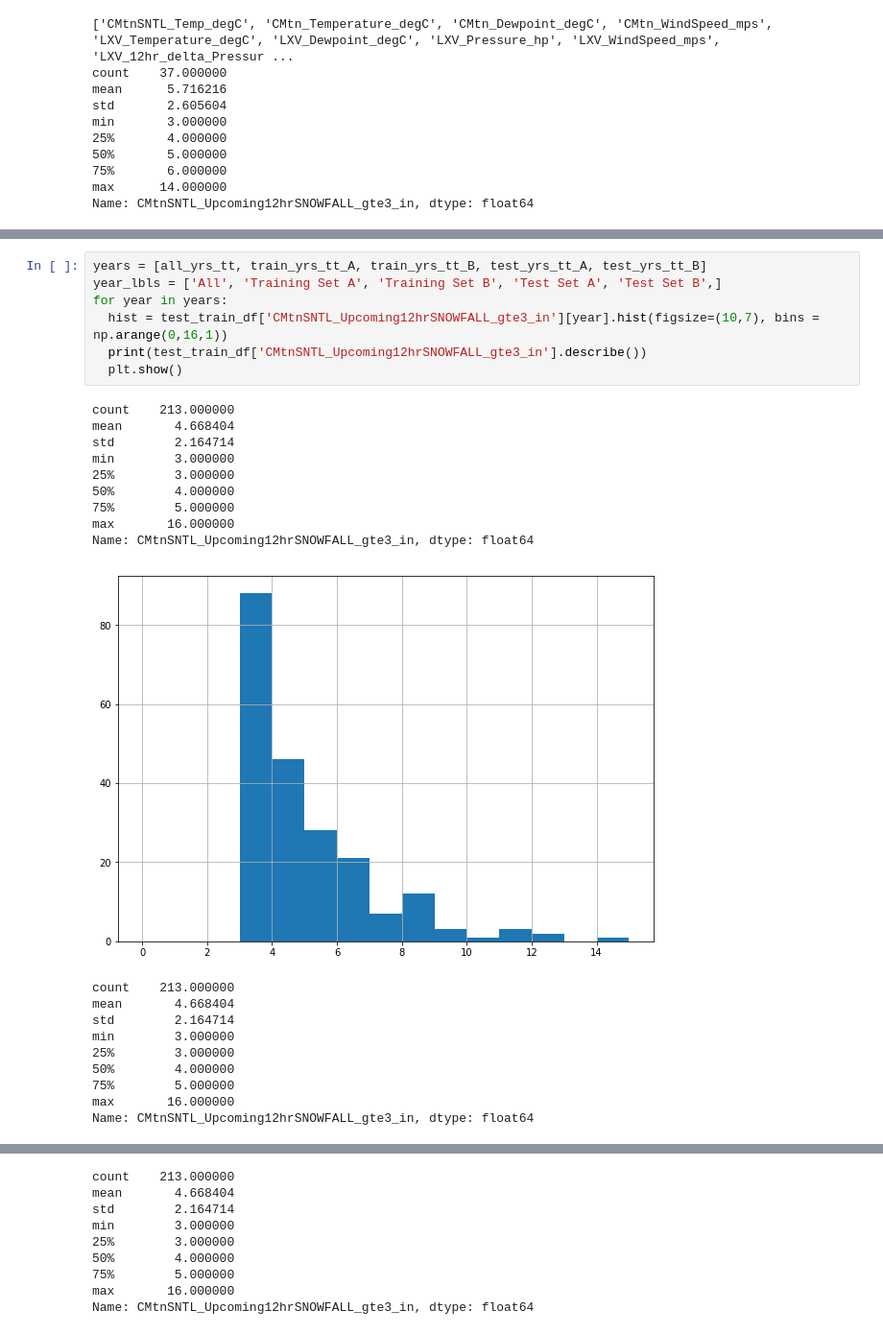
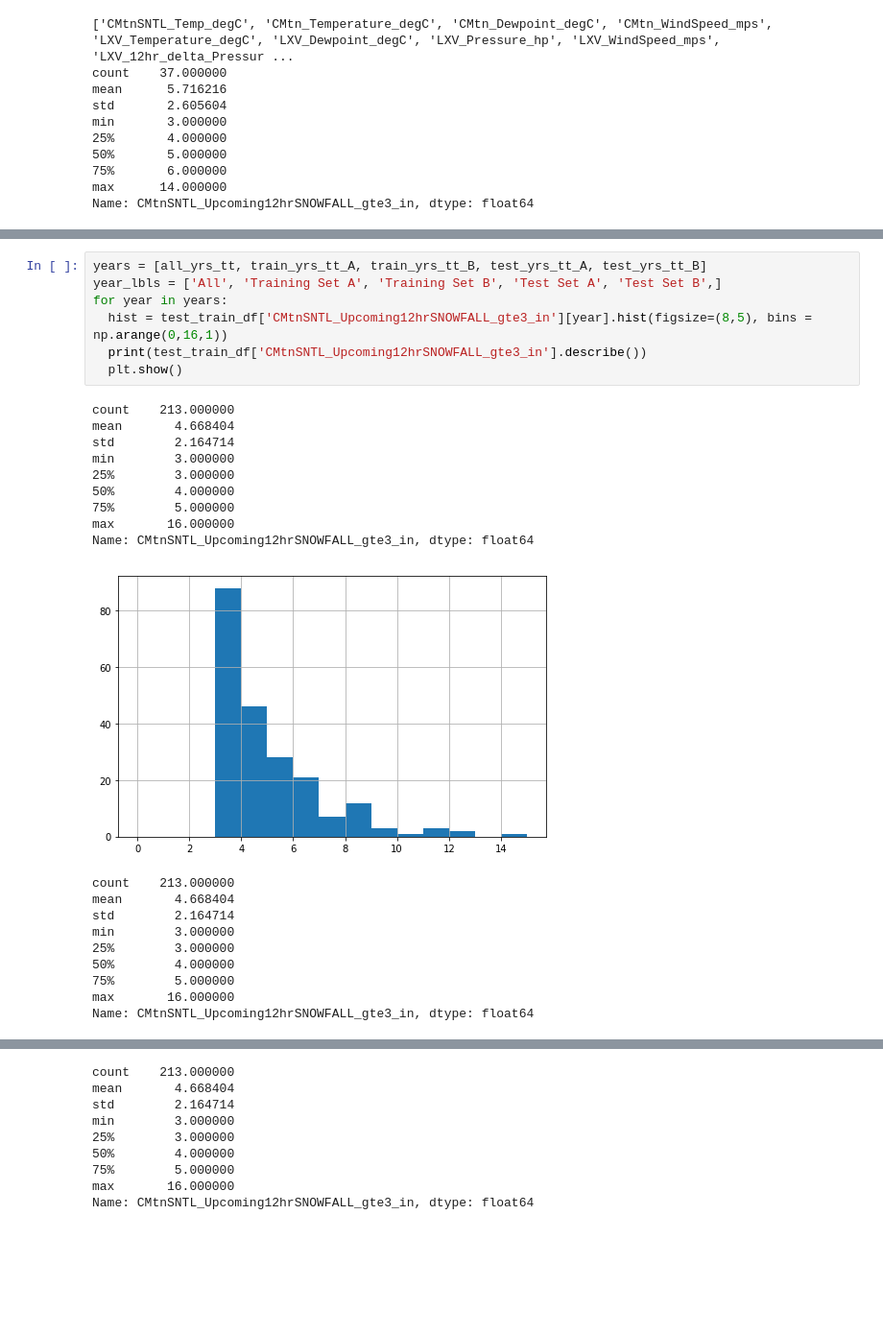
Before and after one commit to dustinrapp/Capstone_Springboard_Intermediate_Python, a Jupyter notebook: Projects/4_Snowfall_Event_Stats.ipynb, the cells around one changed output, grey strips where cells are left out. Shown at 96% size. Saved outputs shown, nothing was run; the diff lists cells and outputs as text; blank space fills up the shorter version.

```diff
--- a/Projects/4_Snowfall_Event_Stats.ipynb
+++ b/Projects/4_Snowfall_Event_Stats.ipynb
@@ -221,21 +222,21 @@ print(v)
 # %%
 years = [all_yrs_tt, train_yrs_tt_A, train_yrs_tt_B, test_yrs_tt_A, test_yrs_tt_B]
 year_lbls = ['All', 'Training Set A', 'Training Set B', 'Test Set A', 'Test Set B',]
 for year in years:
-  hist = test_train_df['CMtnSNTL_Upcoming12hrSNOWFALL_gte3_in'][year].hist(figsize=(10,7), bins = np.arange(0,16,1))
+  hist = test_train_df['CMtnSNTL_Upcoming12hrSNOWFALL_gte3_in'][year].hist(figsize=(8,5), bins = np.arange(0,16,1))
   print(test_train_df['CMtnSNTL_Upcoming12hrSNOWFALL_gte3_in'].describe())
   plt.show()
 # %% [output]
 count    213.000000
 mean       4.668404
 std        2.164714
 min        3.000000
 25%        3.000000
 50%        4.000000
 75%        5.000000
 max       16.000000
 Name: CMtnSNTL_Upcoming12hrSNOWFALL_gte3_in, dtype: float64
-[figure, old version]
+[figure, new version]
 count    213.000000
 mean       4.668404
 std        2.164714
```
Also changed, not shown: parts of 3 cells of this notebook.
